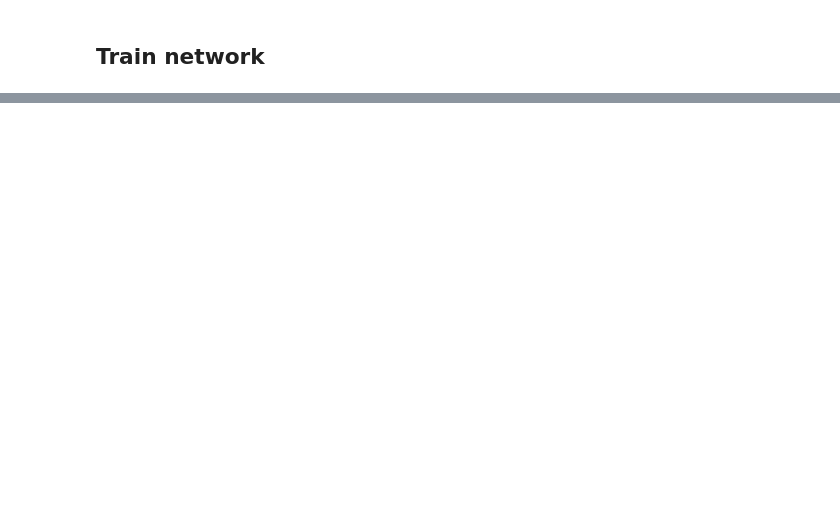
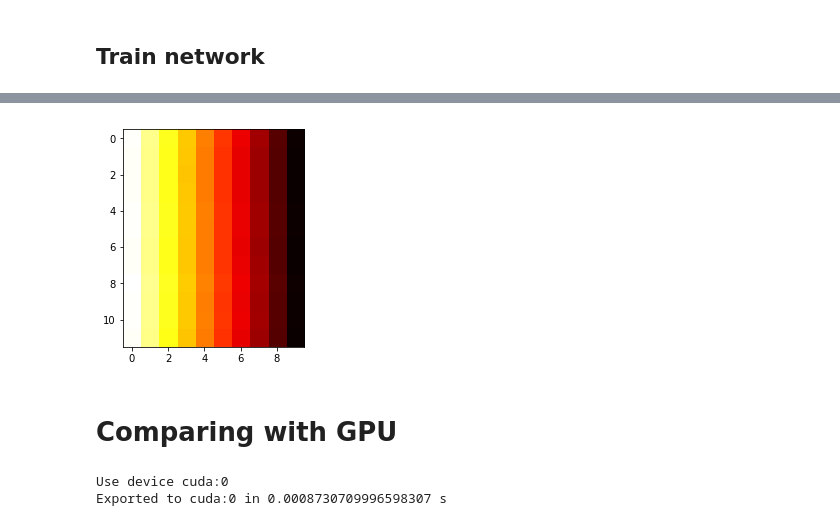
Before and after one commit to eboursier/regularized_private_learning, a Jupyter notebook: test.ipynb, the cells around one changed output, grey strips where cells are left out. Cells and saved outputs as stored; diff of their text form; code cells hidden in the pictures; blank space fills up the shorter version.

```diff
--- a/test.ipynb
+++ b/test.ipynb
@@ -110,0 +139,17 @@ Privacy loss:0.39746615290641785
+# %%
+plt.imshow(C.detach().numpy(), cmap='hot')
+plt.show()
+# %% [output]
+[figure, added]
+# %% [markdown]
+# Comparing with GPU
+# %%
+device = torch.device("cuda:0" if torch.cuda.is_available() else "cpu")
+print('Use device {}'.format(device))
+net = auction.BidderStrategy(size_layer=100, nactions=12, device=device)
+t = timeit.default_timer()
+net.to(device)
+print('Exported to {} in {} s'.format(device, timeit.default_timer()-t))
+# %% [output]
+Use device cuda:0
+Exported to cuda:0 in 0.0008730709996598307 s
```
Also changed, not shown: parts of 22 cells of this notebook, 1 other file.
